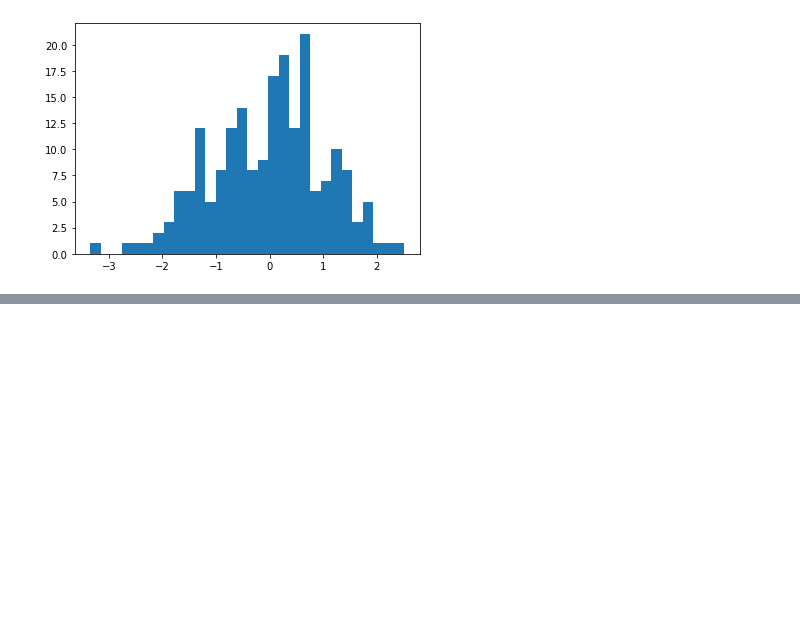
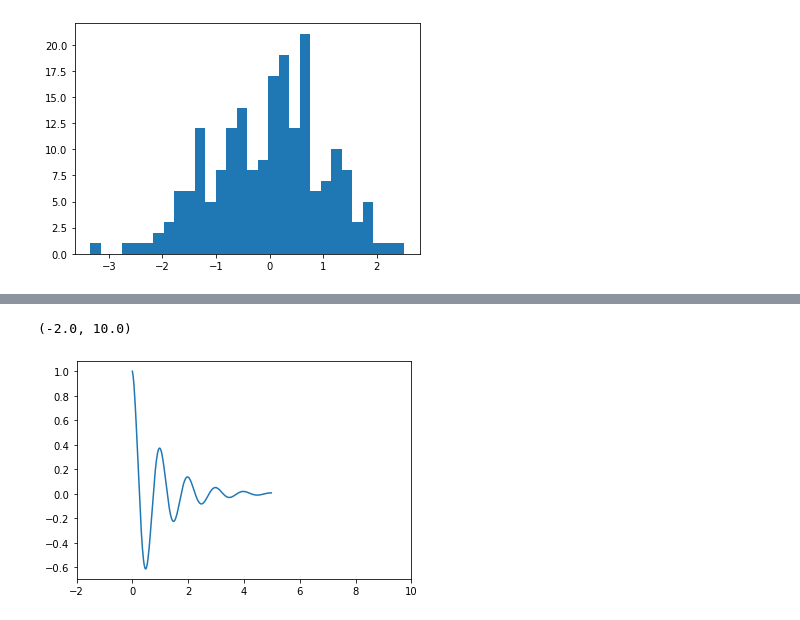
Before and after one commit to hivandu/practise, a Jupyter notebook: analyse/Case-by-case_Python_visualization/ex01.ipynb, the cells around one changed output, grey strips where cells are left out. Cells and saved outputs as stored; diff of their text form; code cells hidden in the pictures; blank space fills up the shorter version.

```diff
--- a/analyse/Case-by-case_Python_visualization/ex01.ipynb
+++ b/analyse/Case-by-case_Python_visualization/ex01.ipynb
@@ -118,0 +143,7 @@ ax.hist(x, bins=30)
+# %%
+fig, ax = plt.subplots()
+ax.plot(x, y)
+ax.set_xlim(-2, 10)
+# %% [output]
+(-2.0, 10.0)
+[figure, added]
```
Also changed, not shown: parts of 31 cells of this notebook, 1 other file.
